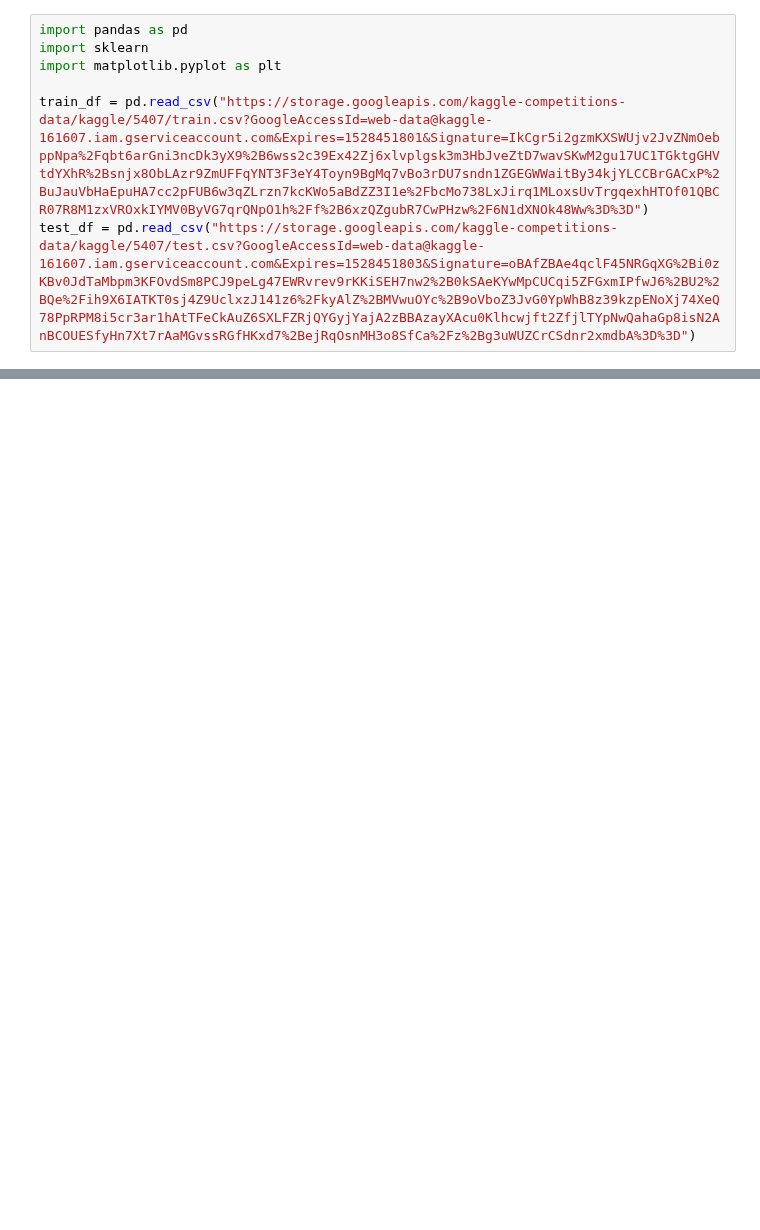
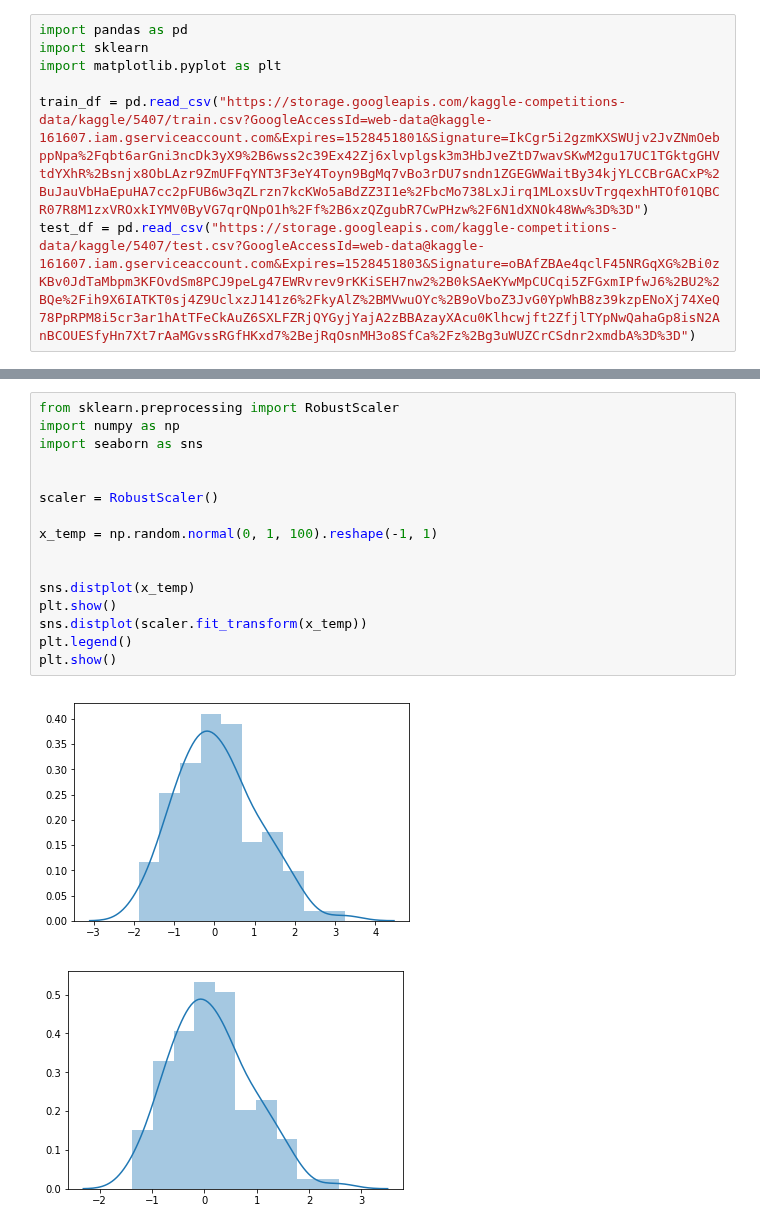
Before and after one commit to frhyme/frhyme.github.io, a Jupyter notebook: _posts/personal_ipynb/180601-kaggle-house-price.ipynb, the cells around one changed output, grey strips where cells are left out. Cells and saved outputs as stored; diff of their text form; blank space fills up the shorter version.

```diff
--- a/_posts/personal_ipynb/180601-kaggle-house-price.ipynb
+++ b/_posts/personal_ipynb/180601-kaggle-house-price.ipynb
@@ -334,0 +361,19 @@ pd.concat()
+# %%
+from sklearn.preprocessing import RobustScaler
+import numpy as np
+import seaborn as sns
+
+
+scaler = RobustScaler()
+
+x_temp = np.random.normal(0, 1, 100).reshape(-1, 1)
+
+
+sns.distplot(x_temp)
+plt.show()
+sns.distplot(scaler.fit_transform(x_temp))
+plt.legend()
+plt.show()
+# %% [output]
+[figure, added]
+[figure, added]
```
Also changed, not shown: parts of 32 cells of this notebook, 7 other files.
